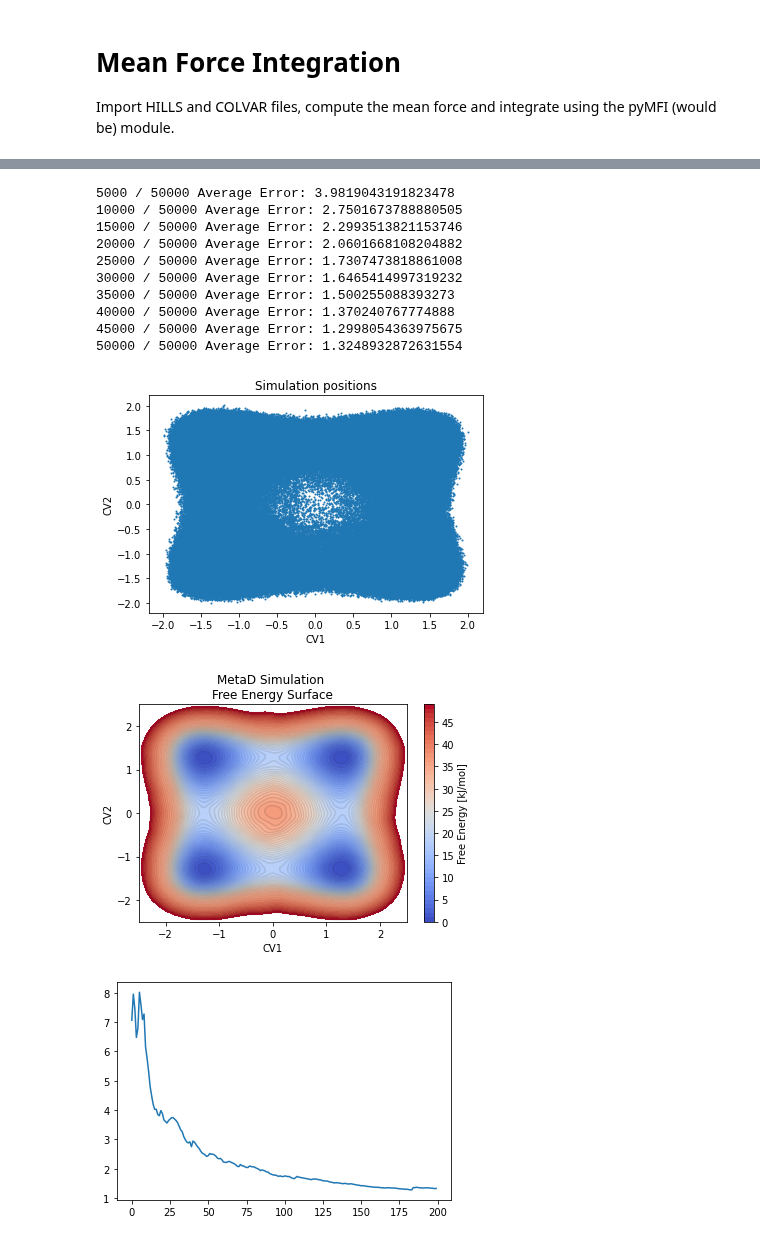
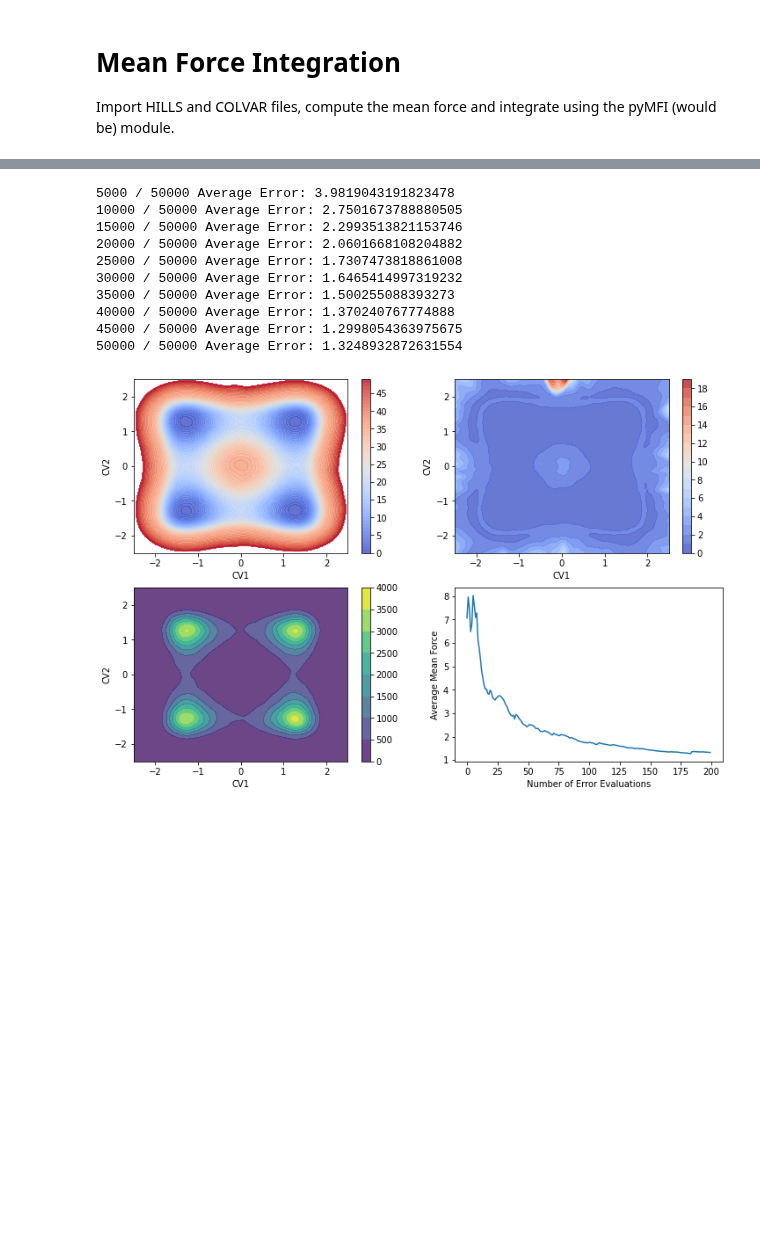
Before and after one commit to mme-ucl/MFI, a Jupyter notebook: MFI_notebook.ipynb, the cells around one changed output, grey strips where cells are left out. Drawn from its saved outputs; the diff is of its cells as text; code cells hidden in the pictures; blank space fills up the shorter version.

```diff
--- a/MFI_notebook.ipynb
+++ b/MFI_notebook.ipynb
@@ -41,47 +39,30 @@ AttributeError: 'AxesSubplot' object has no attribute 'plt'
 # %%
 #Read the HILLS file
 HILLS=MFI.load_HILLS_2D(hills_name="HILLS_potential")
 
 #Read the Colvar File
 [position_x, position_y] = MFI.load_position_2D(position_name="position_potential")
 
 #Compute the time-independent mean force
-[Ftot_den, Ftot_x, Ftot_y, ofe_history] = MFI.MFI_2D(HILLS = HILLS, position_x = position_x, position_y = position_y, bw = 0.1, kT = 1, log_pace = 10, error_pace = 200, min_grid=-2.5, max_grid=2.5)
+[Ftot_den, Ftot_x, Ftot_y, ofe_map, ofe_history] = MFI.MFI_2D(HILLS = HILLS, position_x = position_x, position_y = position_y, bw = 0.1, kT = 1, log_pace = 10, error_pace = 200, min_grid=-2.5, max_grid=2.5)
 
 #integration on a periodic domain
 [X, Y, FES] = MFI.FFT_intg_2D(Ftot_x, Ftot_y, min_grid=-2.5, max_grid=2.5)
 
 #Simpler integration test
 [X, Y, FES2] = MFI.intg_2D(Ftot_x, Ftot_y, min_grid=-2.5, max_grid=2.5)
 
-plt.scatter(position_x,position_y,s=1)
-plt.title("Simulation positions")
-plt.xlabel("CV1")
-plt.ylabel("CV2")
-plt.show()
-
-plt.figure(1)
-plt.contourf(X, Y, FES, levels=range(0,50,1), cmap='coolwarm');
-plt.colorbar(label="Free Energy [kJ/mol]")
-plt.contour(X, Y, FES, levels=range(0,50,1), colors="black", alpha=0.1);
-plt.xlabel(r"CV1")
-plt.ylabel(r"CV2")
-plt.title("MetaD Simulation \nFree Energy Surface")
-plt.show()
-
-plt.plot(range(len(ofe_history)), ofe_history)
-plt.show()
+# Plot Recap
+MFI.plot_recap_2D(X, Y, FES, Ftot_den, ofe_map, ofe_history)
 # %% [output]
 5000 / 50000 Average Error: 3.9819043191823478
 10000 / 50000 Average Error: 2.7501673788880505
 15000 / 50000 Average Error: 2.2993513821153746
 20000 / 50000 Average Error: 2.0601668108204882
 25000 / 50000 Average Error: 1.7307473818861008
 30000 / 50000 Average Error: 1.6465414997319232
 35000 / 50000 Average Error: 1.500255088393273
 40000 / 50000 Average Error: 1.370240767774888
 45000 / 50000 Average Error: 1.2998054363975675
 50000 / 50000 Average Error: 1.3248932872631554
-[figure, old version]
+[figure, new version]
-[figure, removed]
-[figure, removed]
```
Also changed, not shown: parts of 2 cells of this notebook, 5 other files.
